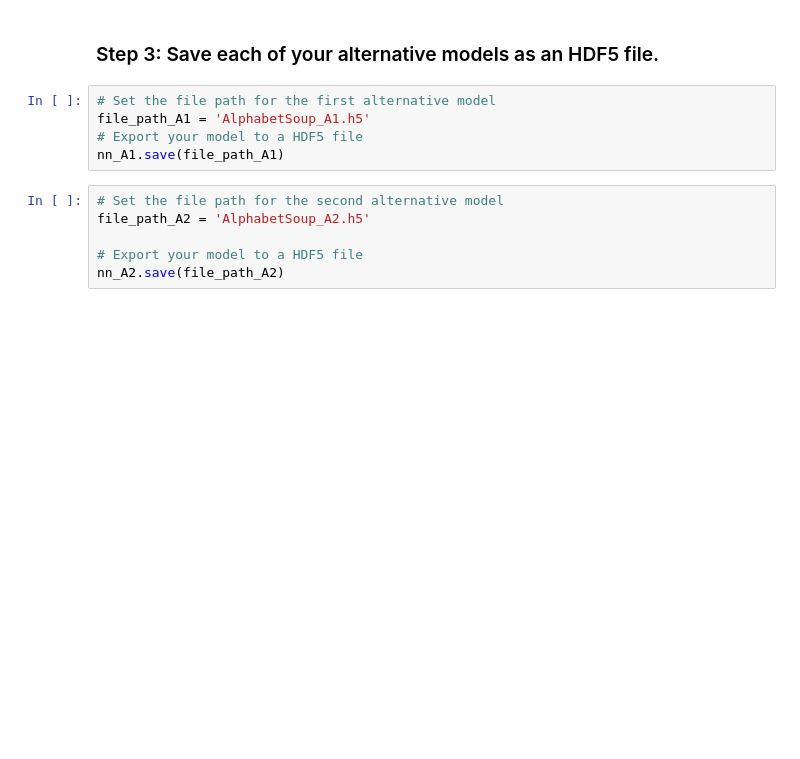
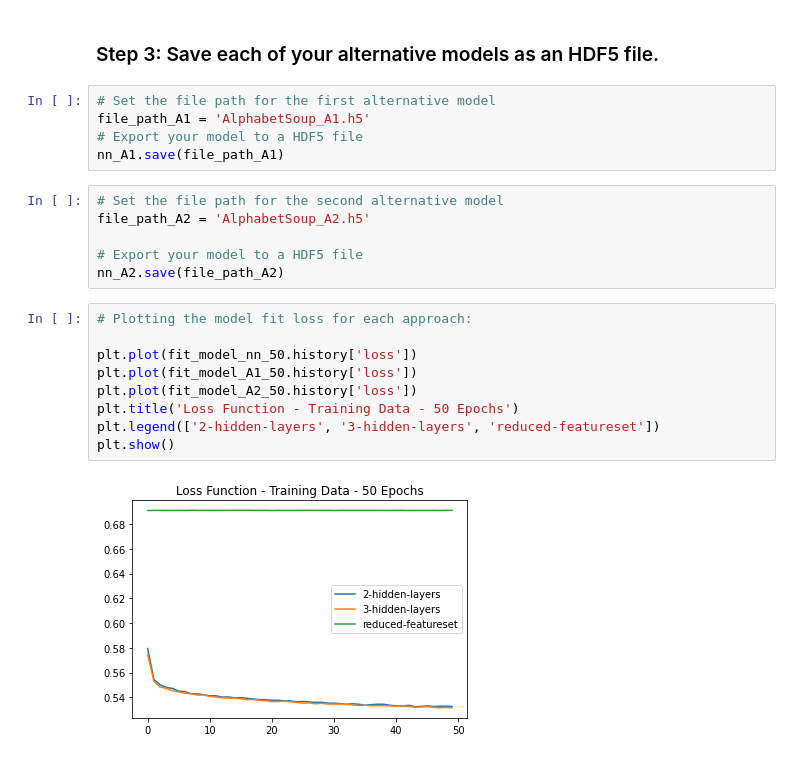
Before and after one commit to sububer/vc-fund-predictor, a Jupyter notebook: app/GC_venture_funding_with_deep_learning.ipynb, the cells around one changed output. Drawn from its saved outputs; the diff is of its cells as text; blank space fills up the shorter version.

Commit message:
adding plots of fitting accuracy and loss measures

```diff
--- a/app/GC_venture_funding_with_deep_learning.ipynb
+++ b/app/GC_venture_funding_with_deep_learning.ipynb
@@ -784,3 +783,14 @@ file_path_A2 = 'AlphabetSoup_A2.h5'
 
 # Export your model to a HDF5 file
 nn_A2.save(file_path_A2)
+# %%
+# Plotting the model fit loss for each approach:
+
+plt.plot(fit_model_nn_50.history['loss'])
+plt.plot(fit_model_A1_50.history['loss'])
+plt.plot(fit_model_A2_50.history['loss'])
+plt.title('Loss Function - Training Data - 50 Epochs')
+plt.legend(['2-hidden-layers', '3-hidden-layers', 'reduced-featureset'])
+plt.show()
+# %% [output]
+[figure, added]
```
Also changed, not shown: parts of 7 cells of this notebook.
